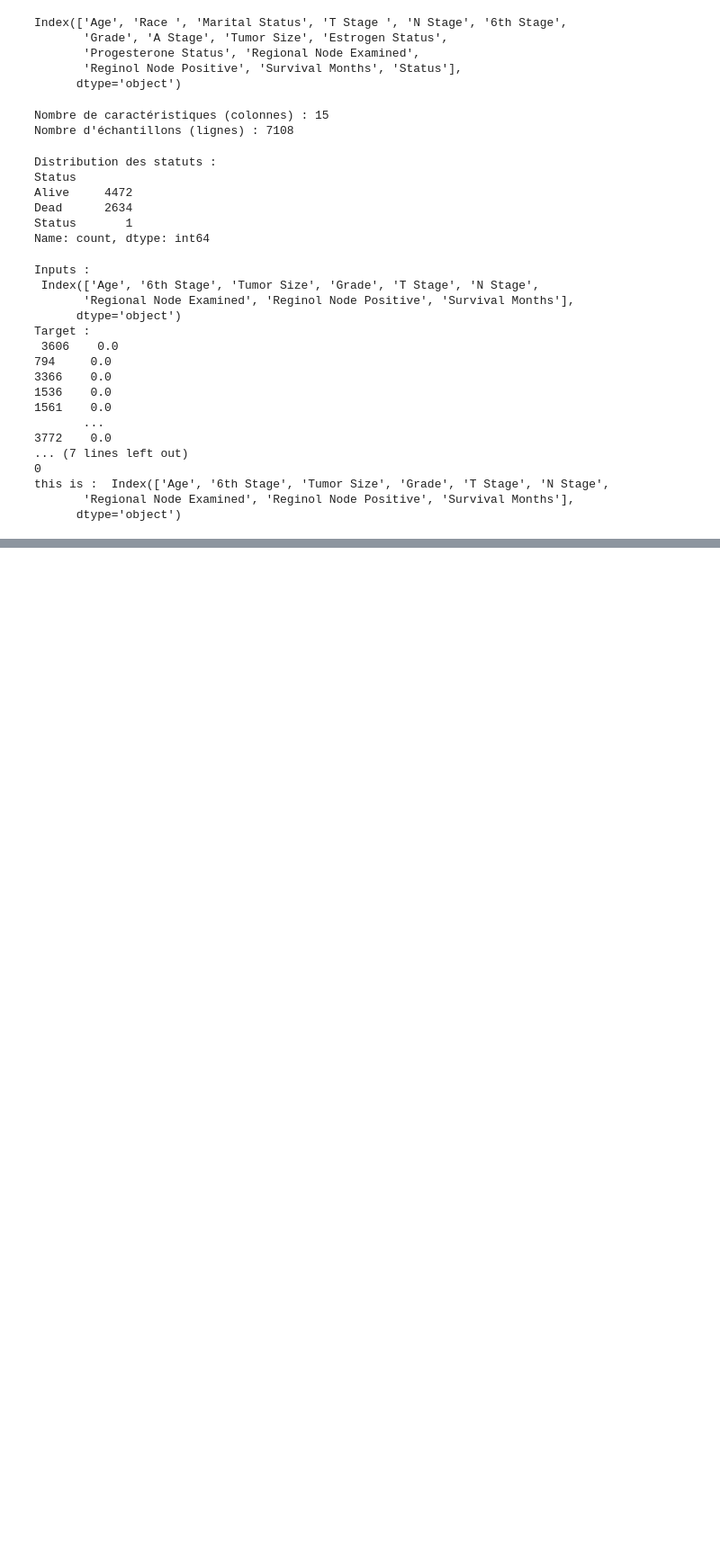
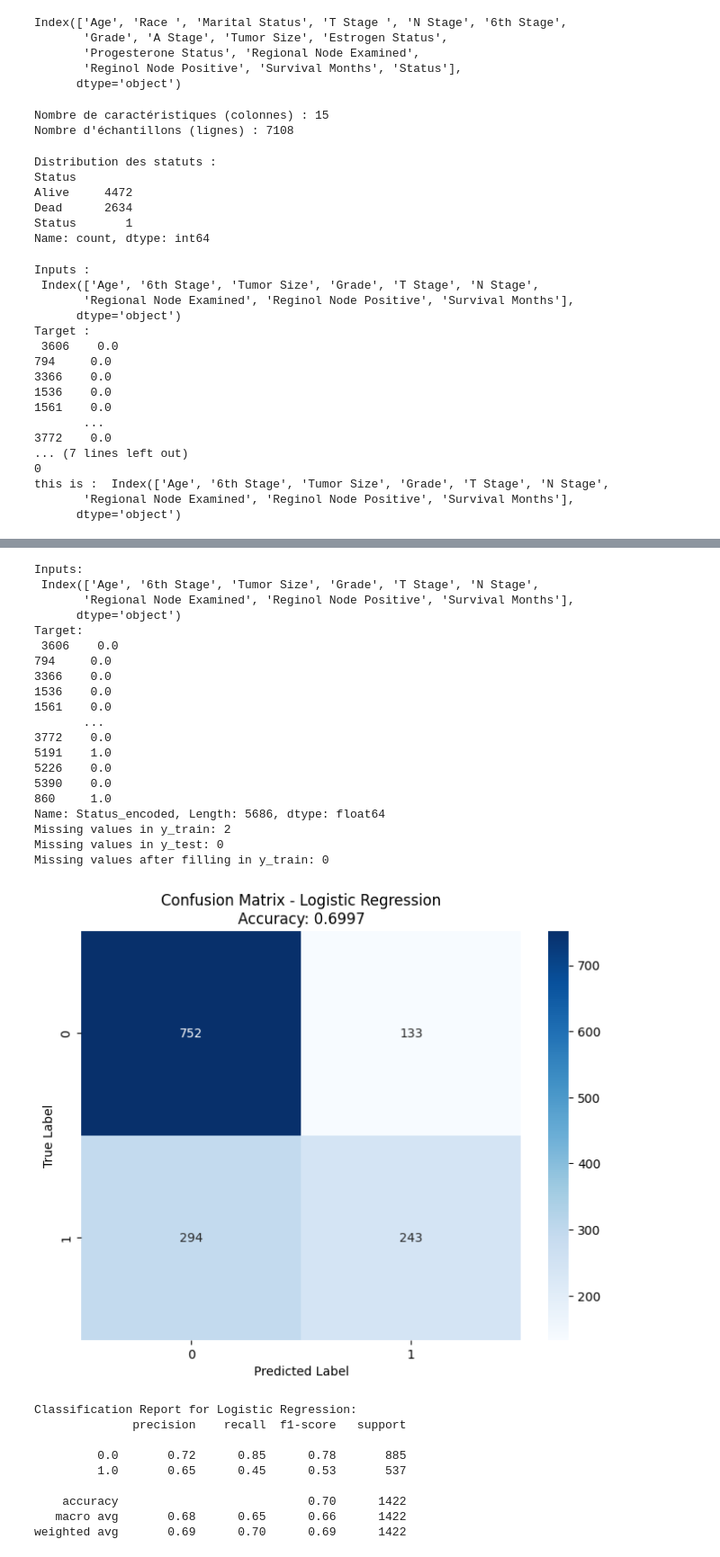
Before and after one commit to aminesk12/SEED-Breast-Cancer-Model, a Jupyter notebook: Final-Model.ipynb, the cells around one changed output, grey strips where cells are left out. Shown at 90% size. Cells and saved outputs as stored; diff of their text form; code cells hidden in the pictures; blank space fills up the shorter version.

```diff
--- a/Final-Model.ipynb
+++ b/Final-Model.ipynb
@@ -206,12 +200,5 @@ def get_best_model(results):
 # %%
-def save_model_components(pipeline, best_model_name):
-    """
-    Save the best model pipeline, its components, and metadata.
-
-    Args:
-        pipeline (Pipeline): The trained pipeline containing preprocessing and model.
-        best_model_name (str): The name of the best model.
-    """
+def save_model_components(pipeline , categorical_columns, best_model_name):
     # Create a directory for saving if it doesn't exist
     if not os.path.exists('model'):
         os.makedirs('model')
@@ -219,18 +206,11 @@ def save_model_components(pipeline, best_model_name):
     # Save the entire pipeline (preprocessor + model)
     joblib.dump(pipeline, 'model/best_pipeline.pkl')
 
+    # Save categorical columns list
+    joblib.dump(categorical_columns, 'model/categorical_columns.pkl')
+
     # Save model name
     with open('model/model_info.txt', 'w') as f:
         f.write(f"Best Model: {best_model_name}")
 
     print(f"Pipeline and model metadata saved successfully. Best model: {best_model_name}")
-# %%
-# Train and evaluate models
-results = train_and_evaluate_models(X_train, X_test, Y_train, Y_test)
-
-# Get the best model
-best_model_name, _ = get_best_model(results)
-
-# Save the pipeline of the best model
-best_pipeline = results[best_model_name]['model']  # Pipeline from results
-save_model_components(best_pipeline, best_model_name)
@@ -279,0 +273,33 @@ Pipeline and model metadata saved successfully. Best model: Random Forest
+# %%
+process(df)
+# %% [output]
+Inputs:
+ Index(['Age', '6th Stage', 'Tumor Size', 'Grade', 'T Stage', 'N Stage',
+       'Regional Node Examined', 'Reginol Node Positive', 'Survival Months'],
+      dtype='object')
+Target:
+ 3606    0.0
+794     0.0
+3366    0.0
+1536    0.0
+1561    0.0
+       ...
+3772    0.0
+5191    1.0
+5226    0.0
+5390    0.0
+860     1.0
+Name: Status_encoded, Length: 5686, dtype: float64
+Missing values in y_train: 2
+Missing values in y_test: 0
+Missing values after filling in y_train: 0
+[figure, added]
+Classification Report for Logistic Regression:
+              precision    recall  f1-score   support
+
+         0.0       0.72      0.85      0.78       885
+         1.0       0.65      0.45      0.53       537
+
+    accuracy                           0.70      1422
+   macro avg       0.68      0.65      0.66      1422
+weighted avg       0.69      0.70      0.69      1422
```
Also changed, not shown: parts of 4 cells of this notebook, 6 other files.
